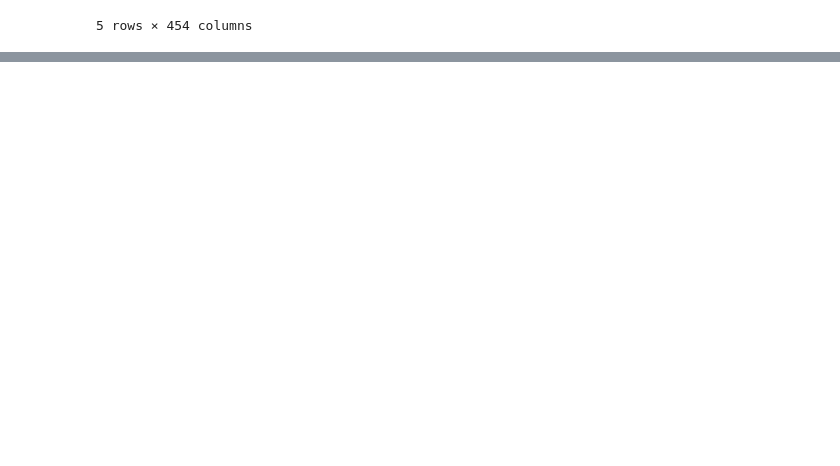
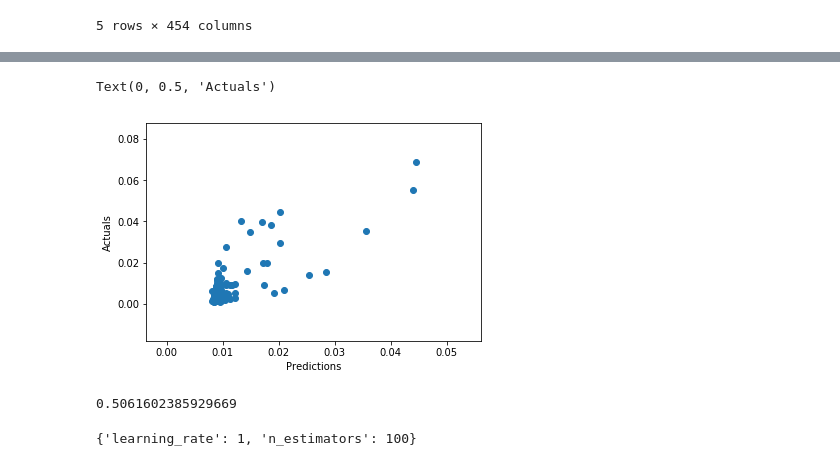
Before and after one commit to blkemp/ABS-Region-Data, a Jupyter notebook: Cycling.ipynb, the cells around one changed output, grey strips where cells are left out. Drawn from its saved outputs; the diff is of its cells as text; code cells hidden in the pictures; blank space fills up the shorter version.

```diff
--- a/Cycling.ipynb
+++ b/Cycling.ipynb
@@ -184,0 +97,5 @@ r2_score(y_test, y_pred)
+# %%
+bins     = np.geomspace(min(y), max(y), 10)
+y_binned = np.digitize(y, bins)
+# %%
+X_train, X_test, y_train, y_test = train_test_split(X, y, test_size = 0.2, random_state = 43, stratify = y_binned)
@@ -184,0 +140,9 @@ r2_score(y_test, y_pred)
+# %%
+paramgrid = {'n_estimators': [50, 100, 1000],
+             'learning_rate':[0.01,0.1,1]
+            }
+
+gb = GridSearchCV(AdaBoostRegressor(), param_grid = paramgrid)
+# %%
+#ada.get_params().keys()
+gb.fit(X_train, y_train)
@@ -184,0 +157,16 @@ r2_score(y_test, y_pred)
+# %%
+y_pred = gb.predict(X_test)
+plt.scatter(y_pred, y_test)
+plt.xlabel('Predictions')
+plt.ylabel('Actuals')
+# %% [output]
+Text(0, 0.5, 'Actuals')
+[figure, added]
+# %%
+r2_score(y_test, y_pred)
+# %% [output]
+0.5061602385929669
+# %%
+gb.best_params_
+# %% [output]
+{'learning_rate': 1, 'n_estimators': 100}
```
Also changed, not shown: parts of 39 cells of this notebook, 3 other files.
